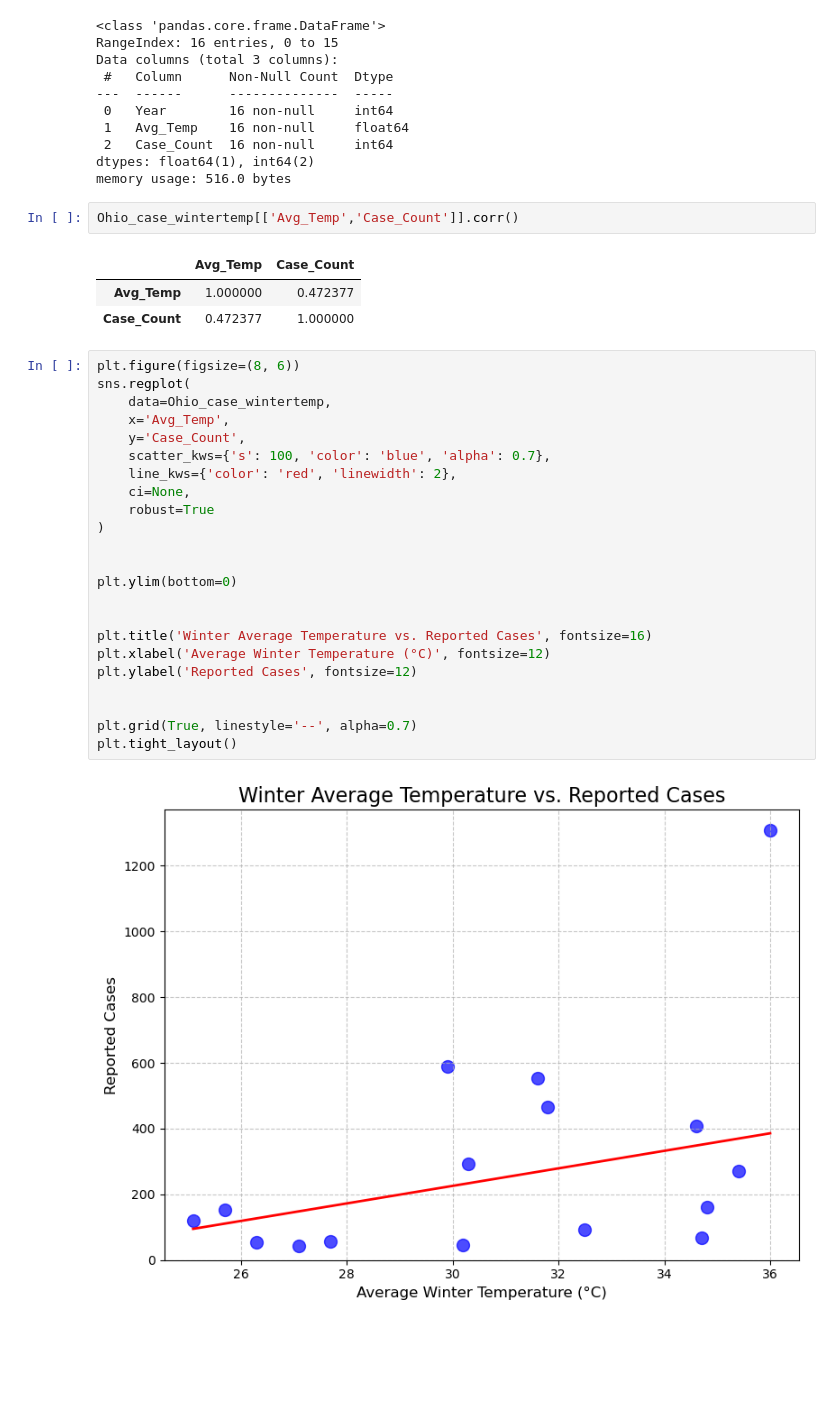
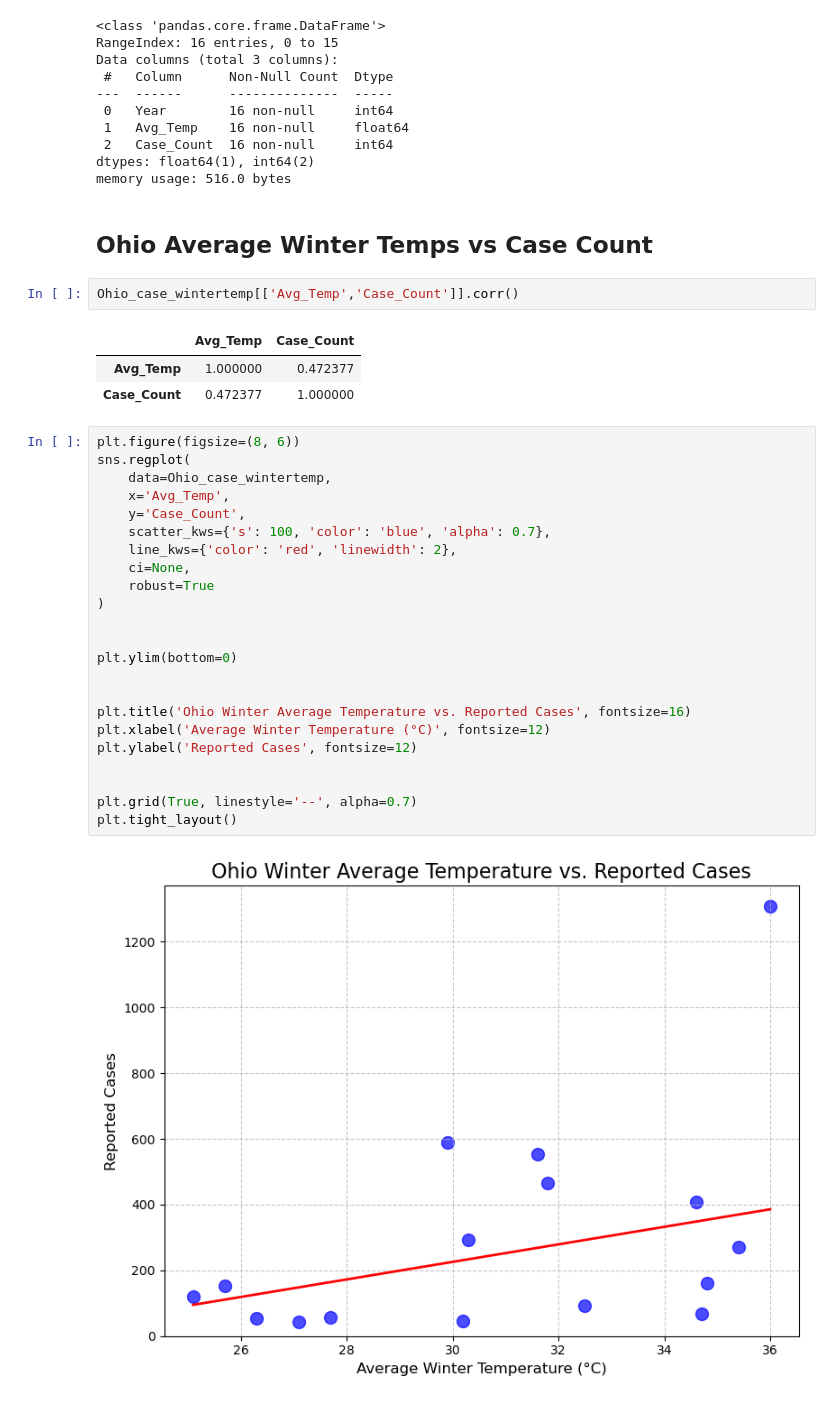
Before and after one commit to dzapata915/Lyme_Disease, a Jupyter notebook: weather_lyme.ipynb, the cells around one changed output. Saved outputs shown, nothing was run; the diff lists cells and outputs as text; blank space fills up the shorter version.

```diff
--- a/weather_lyme.ipynb
+++ b/weather_lyme.ipynb
@@ -644,6 +677,8 @@ Data columns (total 3 columns):
  2   Case_Count  16 non-null     int64
 dtypes: float64(1), int64(2)
 memory usage: 516.0 bytes
+# %% [markdown]
+## Ohio Average Winter Temps vs Case Count
 # %%
 Ohio_case_wintertemp[['Avg_Temp','Case_Count']].corr()
 # %% [output]
@@ -653,25 +688,25 @@ Ohio_case_wintertemp[['Avg_Temp','Case_Count']].corr()
 # %%
 plt.figure(figsize=(8, 6))
 sns.regplot(
     data=Ohio_case_wintertemp,
     x='Avg_Temp',
     y='Case_Count',
     scatter_kws={'s': 100, 'color': 'blue', 'alpha': 0.7},
     line_kws={'color': 'red', 'linewidth': 2},
     ci=None,
     robust=True
 )
 
 
 plt.ylim(bottom=0)
 
 
-plt.title('Winter Average Temperature vs. Reported Cases', fontsize=16)
+plt.title('Ohio Winter Average Temperature vs. Reported Cases', fontsize=16)
 plt.xlabel('Average Winter Temperature (°C)', fontsize=12)
 plt.ylabel('Reported Cases', fontsize=12)
 
 
 plt.grid(True, linestyle='--', alpha=0.7)
 plt.tight_layout()
 # %% [output]
-[figure, old version]
+[figure, new version]
```
Also changed, not shown: parts of 51 cells of this notebook.
